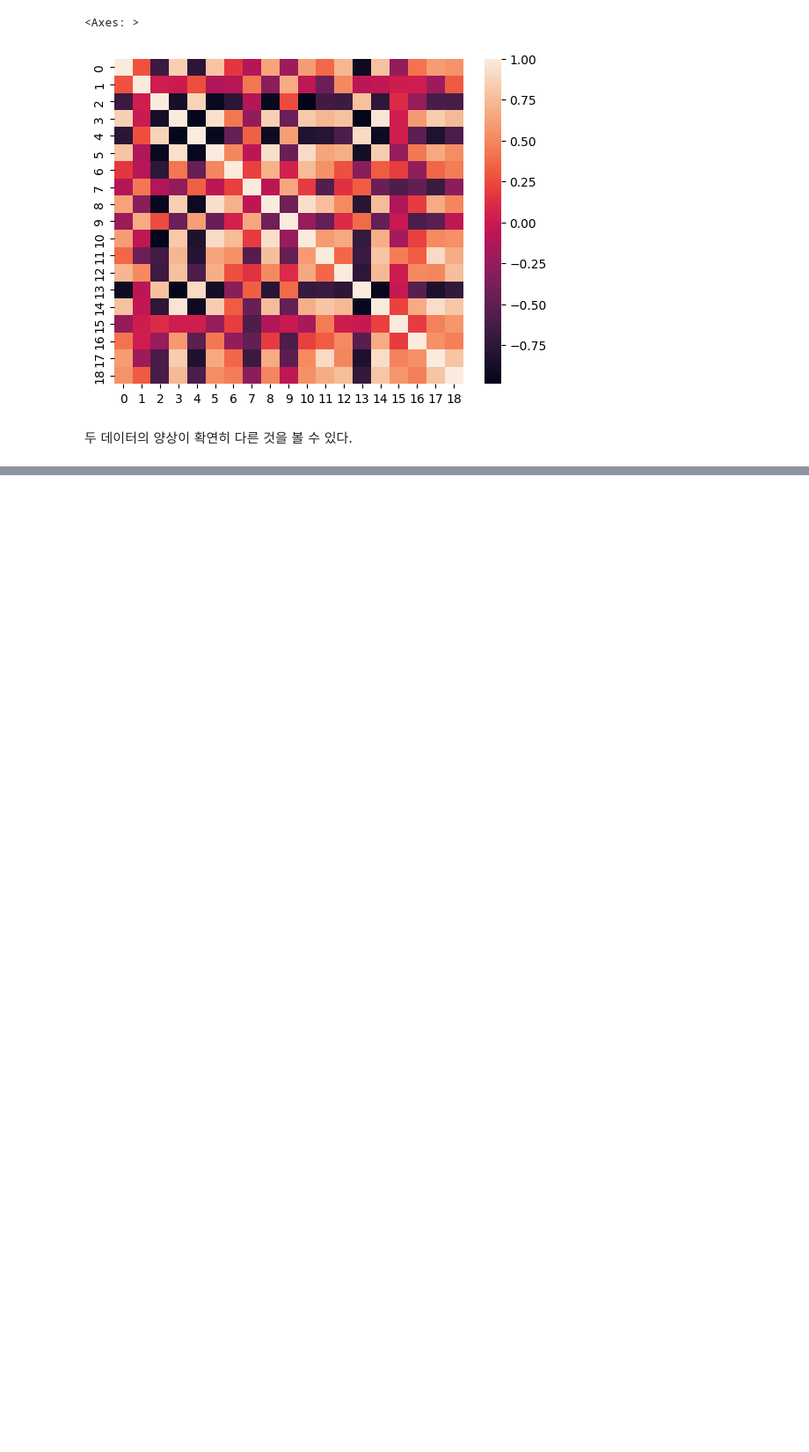
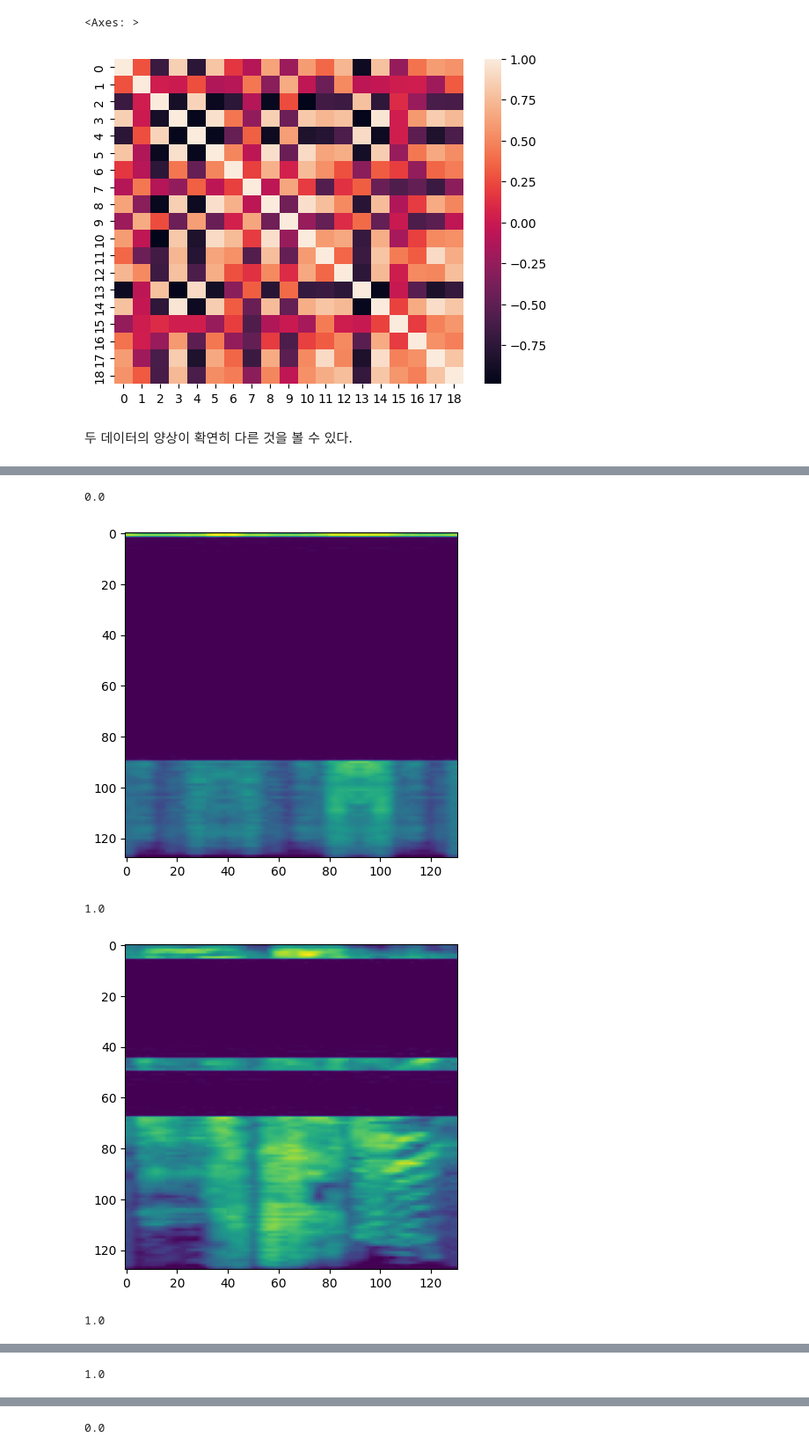
Before and after one commit to lukekim420/catclass, a Jupyter notebook: eda_mid.ipynb, the cells around one changed output, grey strips where cells are left out. Shown at 88% size. Drawn from its saved outputs; the diff is of its cells as text; code cells hidden in the pictures; blank space fills up the shorter version.

```diff
--- a/eda_mid.ipynb
+++ b/eda_mid.ipynb
@@ -712,0 +818,14 @@ sns.heatmap(df_caterwaul_new.corr())
+# %%
+cnt=0 #모든 이미지에 대해, 위의 증강 함수를 거쳐 데이터 증강을 진행한다. 아래의 코드에는 train/meow 데이터만 증강하나, 이를 모든 데이터에 대해 시행하였다.
+for i in range(len(meow_path)):
+    im = Image.fromarray(spec_to_image(get_melspectrogram_db(str(meow_path[i]))))
+    im.save("/catclass_ai/img_aug/train/meow/"+str(cnt)+'.jpeg')
+    cnt+=1
+    for _ in range(5):
+        im = Image.fromarray(freq_masking(spec_to_image(get_melspectrogram_db(str(meow_path[i])))))
+        im.save("/catclass_ai/img_aug/train/meow/"+str(cnt)+'.jpeg')
+        cnt+=1
+    for _ in range(5):
+        im = Image.fromarray(time_masking(spec_to_image(get_melspectrogram_db(str(meow_path[i])))))
+        im.save("/catclass_ai/img_aug/train/meow/"+str(cnt)+'.jpeg')
+        cnt+=1
@@ -712,0 +856,13 @@ sns.heatmap(df_caterwaul_new.corr())
+# %%
+# 학습 데이터 레이블과 이미지 확인하기
+for _ in range(5):
+    img, label = train_dataset.next()
+    print(label[0])
+    plt.imshow(img[0])
+    plt.show()
+# %% [output]
+0.0
+[figure, added]
+1.0
+[figure, added]
+1.0
@@ -712,0 +870 @@ sns.heatmap(df_caterwaul_new.corr())
+1.0
@@ -712,0 +872 @@ sns.heatmap(df_caterwaul_new.corr())
+0.0
```
Also changed, not shown: parts of 71 cells of this notebook.
